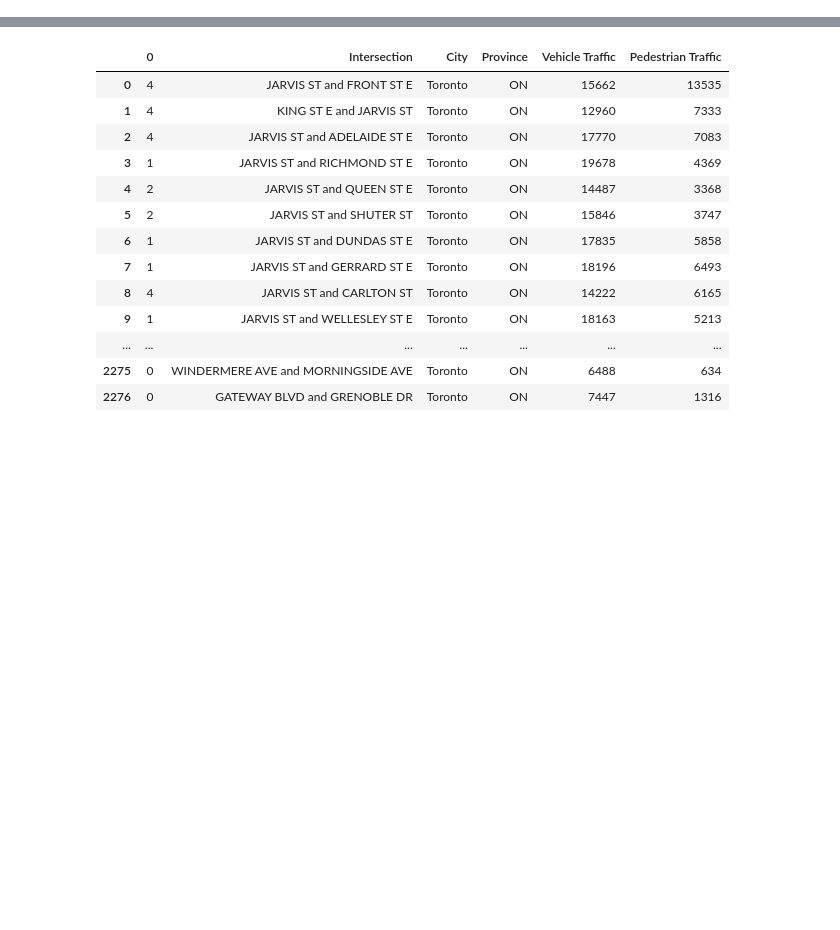
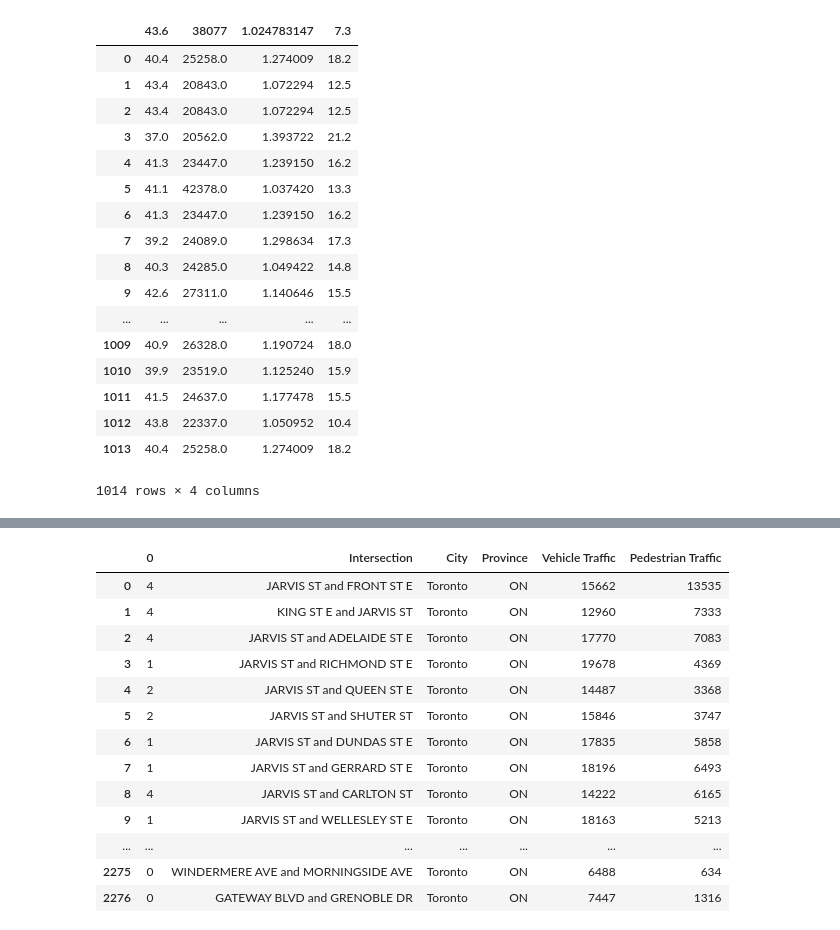
Before and after one commit to dima028/ProjectB, a Jupyter notebook: ProjectB_rough.ipynb, the cells around one changed output, grey strips where cells are left out. Cells and saved outputs as stored; diff of their text form; code cells hidden in the pictures; blank space fills up the shorter version.

```diff
--- a/ProjectB_rough.ipynb
+++ b/ProjectB_rough.ipynb
@@ -0,0 +1,24 @@
+# %%
+last4 = pd.read_csv("Downloads\\age_income_children2.csv")
+first4 = pd.read_csv("Downloads\\Data-Part2.csv")
+# %%
+last4
+# %% [output]
+|  | 43.6 | 38077 | 1.024783147 | 7.3 |
+| 0 | 40.4 | 25258.0 | 1.274009 | 18.2 |
+| 1 | 43.4 | 20843.0 | 1.072294 | 12.5 |
+| 2 | 43.4 | 20843.0 | 1.072294 | 12.5 |
+| 3 | 37.0 | 20562.0 | 1.393722 | 21.2 |
+| 4 | 41.3 | 23447.0 | 1.239150 | 16.2 |
+| 5 | 41.1 | 42378.0 | 1.037420 | 13.3 |
+| 6 | 41.3 | 23447.0 | 1.239150 | 16.2 |
+| 7 | 39.2 | 24089.0 | 1.298634 | 17.3 |
+| 8 | 40.3 | 24285.0 | 1.049422 | 14.8 |
+| 9 | 42.6 | 27311.0 | 1.140646 | 15.5 |
+| ... | ... | ... | ... | ... |
+| 1009 | 40.9 | 26328.0 | 1.190724 | 18.0 |
+| 1010 | 39.9 | 23519.0 | 1.125240 | 15.9 |
+| 1011 | 41.5 | 24637.0 | 1.177478 | 15.5 |
+| 1012 | 43.8 | 22337.0 | 1.050952 | 10.4 |
+| 1013 | 40.4 | 25258.0 | 1.274009 | 18.2 |
+1014 rows × 4 columns
```
Also changed, not shown: parts of 11 cells of this notebook.
